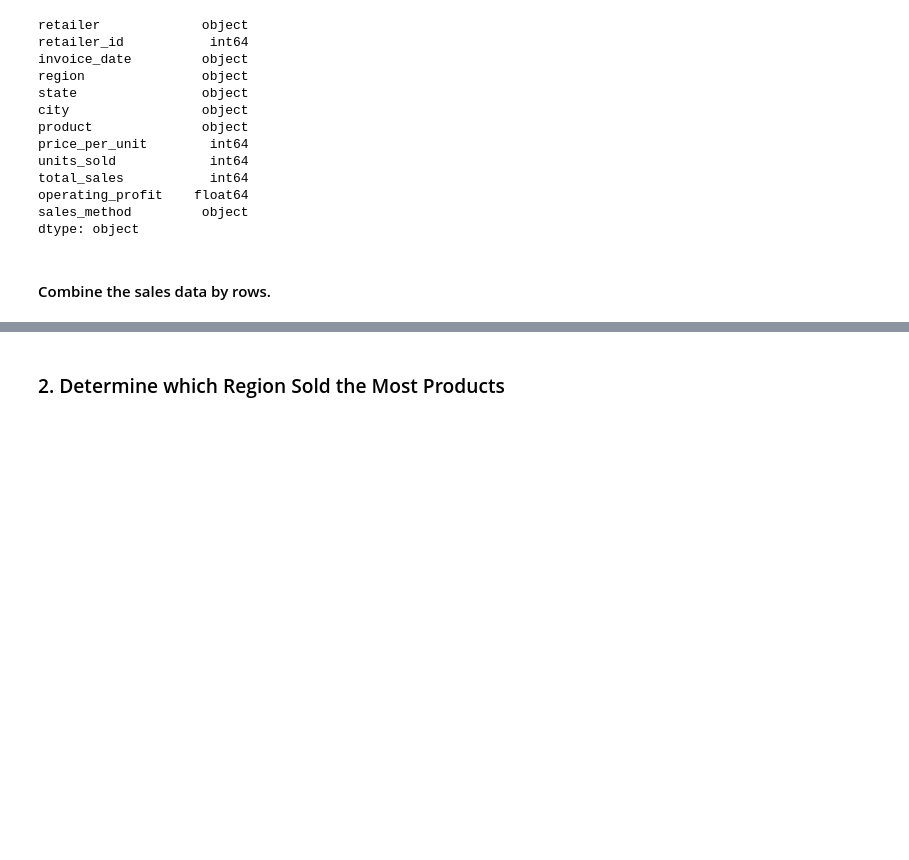
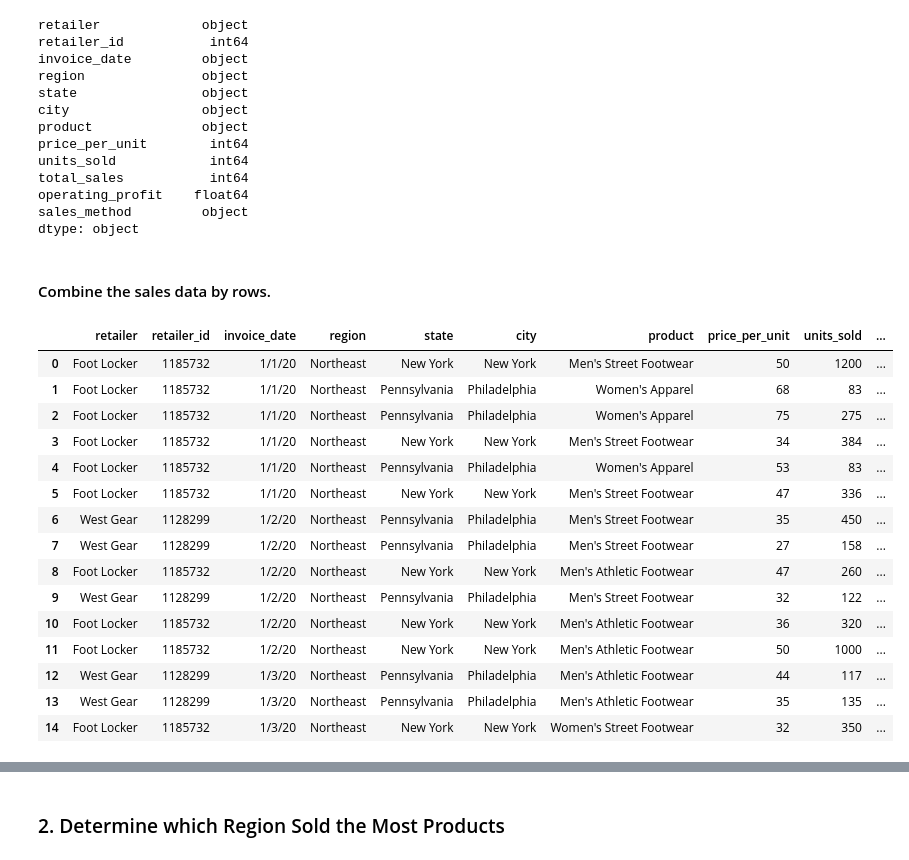
Before and after one commit to McPhersonTrk/Athletic_Sales_Analysis, a Jupyter notebook: athletic_sales_analysis_starter_code.ipynb, the cells around one changed output, grey strips where cells are left out. Drawn from its saved outputs; the diff is of its cells as text; code cells hidden in the pictures; blank space fills up the shorter version.

```diff
--- a/athletic_sales_analysis_starter_code.ipynb
+++ b/athletic_sales_analysis_starter_code.ipynb
@@ -98,3 +141,24 @@ dtype: object
 # %%
 # Combine the 2020 and 2021 sales DataFrames on the rows and reset the index.
+#
+combo_df = pd.concat([df_2020, df_2021], axis=0, ignore_index=True)
+
+combo_df.head(15)
+# %% [output]
+|  | retailer | retailer_id | invoice_date | region | state | city | product | price_per_unit | units_sold | ... |
+| 0 | Foot Locker | 1185732 | 1/1/20 | Northeast | New York | New York | Men's Street Footwear | 50 | 1200 | ... |
+| 1 | Foot Locker | 1185732 | 1/1/20 | Northeast | Pennsylvania | Philadelphia | Women's Apparel | 68 | 83 | ... |
+| 2 | Foot Locker | 1185732 | 1/1/20 | Northeast | Pennsylvania | Philadelphia | Women's Apparel | 75 | 275 | ... |
+| 3 | Foot Locker | 1185732 | 1/1/20 | Northeast | New York | New York | Men's Street Footwear | 34 | 384 | ... |
+| 4 | Foot Locker | 1185732 | 1/1/20 | Northeast | Pennsylvania | Philadelphia | Women's Apparel | 53 | 83 | ... |
+| 5 | Foot Locker | 1185732 | 1/1/20 | Northeast | New York | New York | Men's Street Footwear | 47 | 336 | ... |
+| 6 | West Gear | 1128299 | 1/2/20 | Northeast | Pennsylvania | Philadelphia | Men's Street Footwear | 35 | 450 | ... |
+| 7 | West Gear | 1128299 | 1/2/20 | Northeast | Pennsylvania | Philadelphia | Men's Street Footwear | 27 | 158 | ... |
+| 8 | Foot Locker | 1185732 | 1/2/20 | Northeast | New York | New York | Men's Athletic Footwear | 47 | 260 | ... |
+| 9 | West Gear | 1128299 | 1/2/20 | Northeast | Pennsylvania | Philadelphia | Men's Street Footwear | 32 | 122 | ... |
+| 10 | Foot Locker | 1185732 | 1/2/20 | Northeast | New York | New York | Men's Athletic Footwear | 36 | 320 | ... |
+| 11 | Foot Locker | 1185732 | 1/2/20 | Northeast | New York | New York | Men's Athletic Footwear | 50 | 1000 | ... |
+| 12 | West Gear | 1128299 | 1/3/20 | Northeast | Pennsylvania | Philadelphia | Men's Athletic Footwear | 44 | 117 | ... |
+| 13 | West Gear | 1128299 | 1/3/20 | Northeast | Pennsylvania | Philadelphia | Men's Athletic Footwear | 35 | 135 | ... |
+| 14 | Foot Locker | 1185732 | 1/3/20 | Northeast | New York | New York | Women's Street Footwear | 32 | 350 | ... |
 # %%
```
Also changed, not shown: parts of 14 cells of this notebook.
